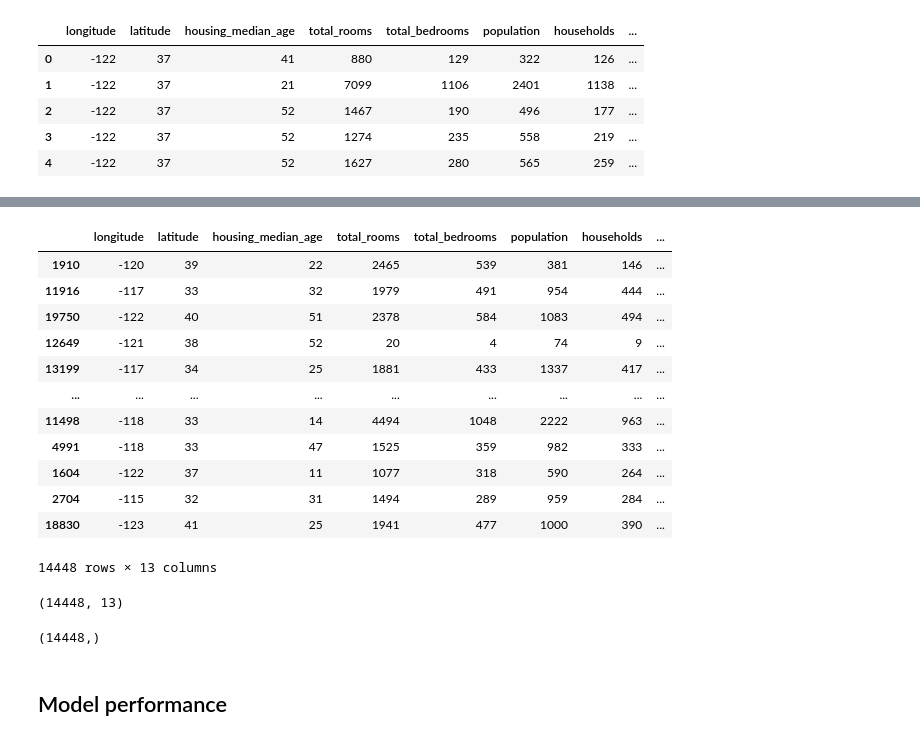
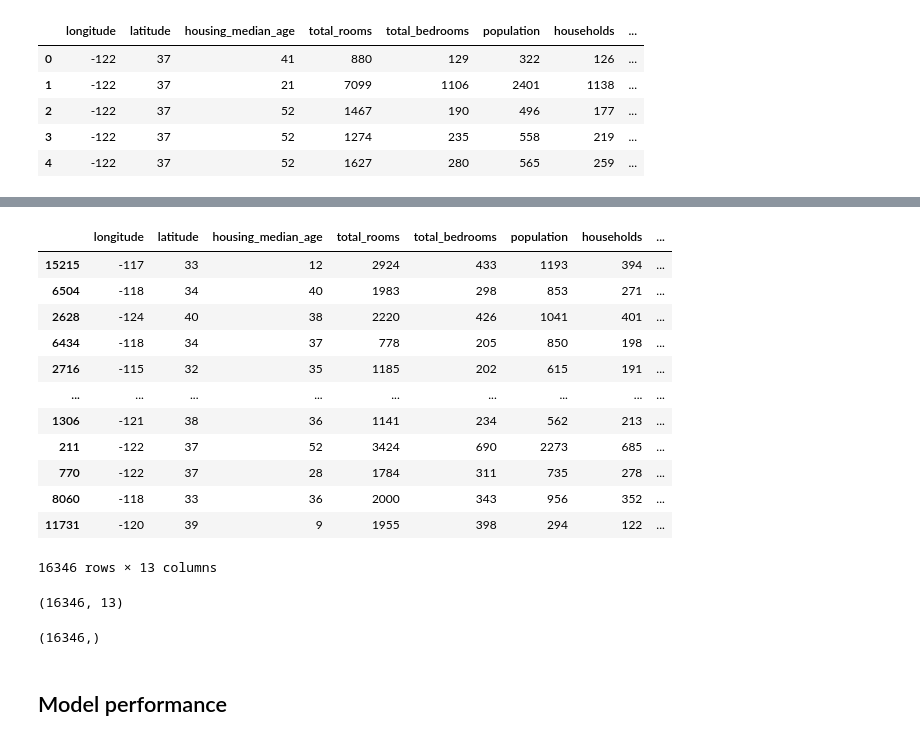
Before and after one commit to Amalaseeli/house_price_prediction, a Jupyter notebook: notebooks/model_building.ipynb, the cells around one changed output, grey strips where cells are left out. Drawn from its saved outputs; the diff is of its cells as text; code cells hidden in the pictures.

```diff
--- a/notebooks/model_building.ipynb
+++ b/notebooks/model_building.ipynb
@@ -28,30 +28,30 @@ y.shape
 # %%
 from sklearn.model_selection import train_test_split
 # %%
-X_train, X_test, y_train, y_test =train_test_split(X,y, test_size=0.3)
+X_train, X_test, y_train, y_test =train_test_split(X,y, test_size=0.2)
 X_train
 # %% [output]
 |  | longitude | latitude | housing_median_age | total_rooms | total_bedrooms | population | households | ... |
-| 1910 | -120 | 39 | 22 | 2465 | 539 | 381 | 146 | ... |
-| 11916 | -117 | 33 | 32 | 1979 | 491 | 954 | 444 | ... |
-| 19750 | -122 | 40 | 51 | 2378 | 584 | 1083 | 494 | ... |
-| 12649 | -121 | 38 | 52 | 20 | 4 | 74 | 9 | ... |
-| 13199 | -117 | 34 | 25 | 1881 | 433 | 1337 | 417 | ... |
+| 15215 | -117 | 33 | 12 | 2924 | 433 | 1193 | 394 | ... |
+| 6504 | -118 | 34 | 40 | 1983 | 298 | 853 | 271 | ... |
+| 2628 | -124 | 40 | 38 | 2220 | 426 | 1041 | 401 | ... |
+| 6434 | -118 | 34 | 37 | 778 | 205 | 850 | 198 | ... |
+| 2716 | -115 | 32 | 35 | 1185 | 202 | 615 | 191 | ... |
 | ... | ... | ... | ... | ... | ... | ... | ... | ... |
-| 11498 | -118 | 33 | 14 | 4494 | 1048 | 2222 | 963 | ... |
-| 4991 | -118 | 33 | 47 | 1525 | 359 | 982 | 333 | ... |
-| 1604 | -122 | 37 | 11 | 1077 | 318 | 590 | 264 | ... |
-| 2704 | -115 | 32 | 31 | 1494 | 289 | 959 | 284 | ... |
-| 18830 | -123 | 41 | 25 | 1941 | 477 | 1000 | 390 | ... |
+| 1306 | -121 | 38 | 36 | 1141 | 234 | 562 | 213 | ... |
+| 211 | -122 | 37 | 52 | 3424 | 690 | 2273 | 685 | ... |
+| 770 | -122 | 37 | 28 | 1784 | 311 | 735 | 278 | ... |
+| 8060 | -118 | 33 | 36 | 2000 | 343 | 956 | 352 | ... |
+| 11731 | -120 | 39 | 9 | 1955 | 398 | 294 | 122 | ... |
-14448 rows × 13 columns
+16346 rows × 13 columns
 # %%
 X_train.shape
 # %% [output]
-(14448, 13)
+(16346, 13)
 # %%
 y_train.shape
 # %% [output]
-(14448,)
+(16346,)
 # %%
 from sklearn.linear_model import LinearRegression
 from sklearn.metrics import r2_score
```
Also changed, not shown: parts of 32 cells of this notebook, 2 other files.
